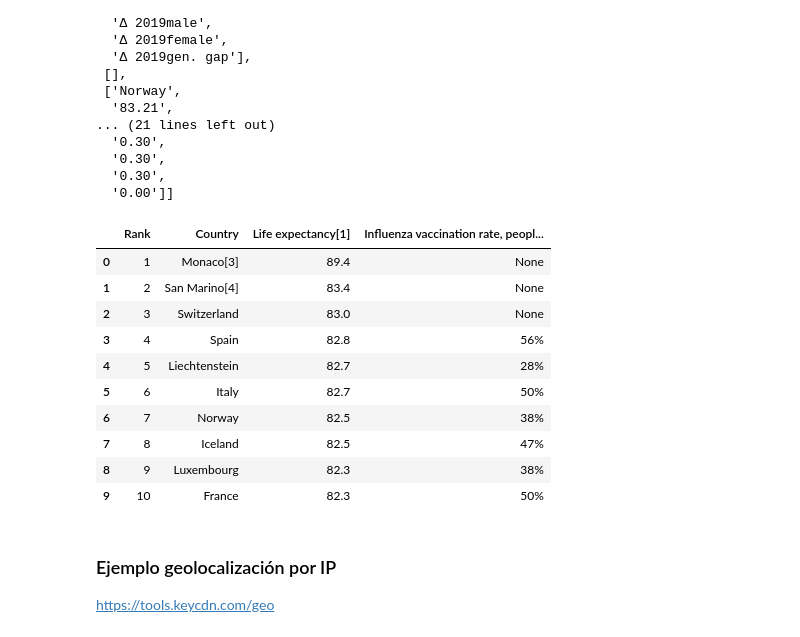
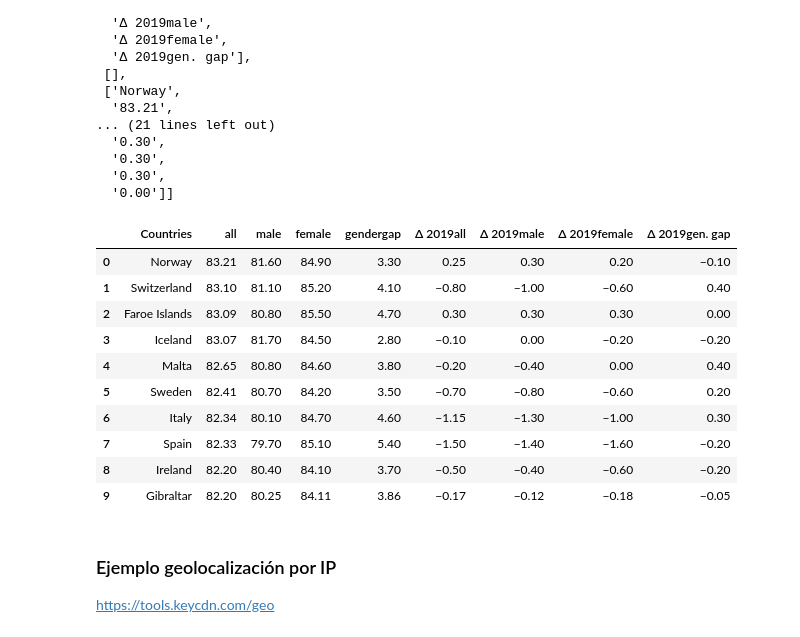
Before and after one commit to LuKaO13/Apuntes, a Jupyter notebook: 7_ Scrapeo_bs4.ipynb, the cells around one changed output. Cells and saved outputs as stored; diff of their text form; code cells hidden in the pictures.

```diff
--- a/7_ Scrapeo_bs4.ipynb
+++ b/7_ Scrapeo_bs4.ipynb
@@ -247,28 +242,27 @@ final[:5]
   '0.00']]
 # %%
 # Nos hacemos un dataframe
-
 import pandas as pd
 
 nombres_columnas = final[0] #la primera fila es la cabecera
 
-data=final[1:]
+data=final[2:]
 
-df=pd.DataFrame(data, columns=col_names)
+df = pd.DataFrame(data, columns=nombres_columnas)
 
 df.head(10)
 # %% [output]
-|  | Rank | Country | Life expectancy[1] | Influenza vaccination rate, peopl... |
-| 0 | 1 | Monaco[3] | 89.4 | None |
-| 1 | 2 | San Marino[4] | 83.4 | None |
-| 2 | 3 | Switzerland | 83.0 | None |
-| 3 | 4 | Spain | 82.8 | 56% |
-| 4 | 5 | Liechtenstein | 82.7 | 28% |
-| 5 | 6 | Italy | 82.7 | 50% |
-| 6 | 7 | Norway | 82.5 | 38% |
-| 7 | 8 | Iceland | 82.5 | 47% |
-| 8 | 9 | Luxembourg | 82.3 | 38% |
-| 9 | 10 | France | 82.3 | 50% |
+|  | Countries | all | male | female | gendergap | Δ 2019all | Δ 2019male | Δ 2019female | Δ 2019gen. gap |
+| 0 | Norway | 83.21 | 81.60 | 84.90 | 3.30 | 0.25 | 0.30 | 0.20 | −0.10 |
+| 1 | Switzerland | 83.10 | 81.10 | 85.20 | 4.10 | −0.80 | −1.00 | −0.60 | 0.40 |
+| 2 | Faroe Islands | 83.09 | 80.80 | 85.50 | 4.70 | 0.30 | 0.30 | 0.30 | 0.00 |
+| 3 | Iceland | 83.07 | 81.70 | 84.50 | 2.80 | −0.10 | 0.00 | −0.20 | −0.20 |
+| 4 | Malta | 82.65 | 80.80 | 84.60 | 3.80 | −0.20 | −0.40 | 0.00 | 0.40 |
+| 5 | Sweden | 82.41 | 80.70 | 84.20 | 3.50 | −0.70 | −0.80 | −0.60 | 0.20 |
+| 6 | Italy | 82.34 | 80.10 | 84.70 | 4.60 | −1.15 | −1.30 | −1.00 | 0.30 |
+| 7 | Spain | 82.33 | 79.70 | 85.10 | 5.40 | −1.50 | −1.40 | −1.60 | −0.20 |
+| 8 | Ireland | 82.20 | 80.40 | 84.10 | 3.70 | −0.50 | −0.40 | −0.60 | −0.20 |
+| 9 | Gibraltar | 82.20 | 80.25 | 84.11 | 3.86 | −0.17 | −0.12 | −0.18 | −0.05 |
 # %% [markdown]
 ### Ejemplo geolocalización por IP
 
```
Also changed, not shown: parts of 7 cells of this notebook.
